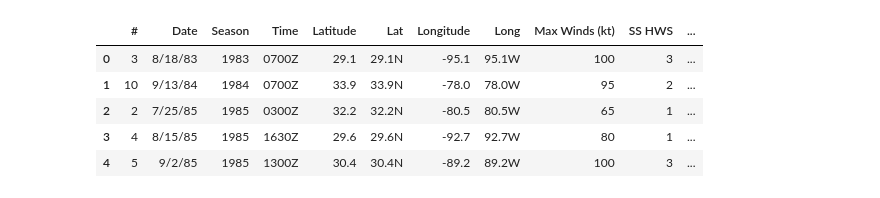
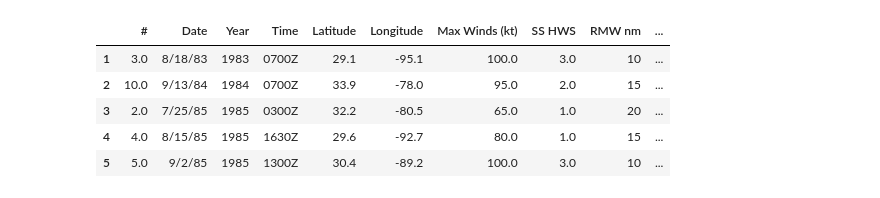
Before and after one commit to chrisadamsv/Dream-Team-Project1, a Jupyter notebook: Project_Data/Group 4 Project 1 MAIN.ipynb, the cells around one changed output. Cells and saved outputs as stored; diff of their text form; code cells hidden in the pictures.

```diff
--- a/Project_Data/Group 4 Project 1 MAIN.ipynb
+++ b/Project_Data/Group 4 Project 1 MAIN.ipynb
@@ -19,3 +19,15 @@ from citipy import citipy
 landfall_df = pd.read_csv("Resources/landfall.csv")
 #Upload costliest hurricane csv to notebook
 damage_df = pd.read_csv("Resources/costliness.csv")
+
+#Merge the two data frames into one
+merged_df = pd.merge(landfall_df,damage_df,on = ['Season','Name'],how='outer')
+
+#Drop values with no location data
+merged_df = merged_df.dropna(subset=['Latitude'])
+
+#Rename Season columns to Year
+merged_df = merged_df.rename(columns={'Season':'Year'})
+
+#Show dataframe preview
+merged_df.head()
@@ -22,40 +41,39 @@ damage_df = pd.read_csv("Resources/costliness.csv")
 # %%
 #Create lists to store states, counties, and coordinates.
 counties = []
 states = []
 lat_lngs = []
 
-#Convert Lat and Long to aa string
-landfall_df['Longitude'] = landfall_df['Longitude'].astype(str)
-landfall_df['Latitude'] = landfall_df['Latitude'].astype(str)
+#Convert Lat and Long to a string
+merged_df['Longitude'] = merged_df['Longitude'].astype(str)
+merged_df['Latitude'] = merged_df['Latitude'].astype(str)
 
 #Add lattitude and longitude values to list
-lat_lngs = landfall_df[['Latitude', 'Longitude']].values.tolist()
+lat_lngs = merged_df[['Latitude','Longitude']].values.tolist()
 
 #Loop through lat_lng list to pull county and state names with geopy
 for lat_lng in lat_lngs:
     try:
         county = geolocator.reverse(lat_lng[0]+","+lat_lng[1])
         county = county.raw['address']['county']
         counties.append(county)
         state = geolocator.reverse(lat_lng[0]+","+lat_lng[1])
         state = state.raw['address']['state']
         states.append(state)
     #To handle errors if data isn't found
     except:
         counties.append('')
         states.append('')
 
 #Add county and state names to dataframe
-county_column = counties
-landfall_df['County'] = county_column
-states_column = states
-landfall_df['State'] = states_column
-landfall_df.head()
+merged_df['County'] = counties
+merged_df['State'] = states
+
+merged_df.head()
 # %% [output]
-|  | # | Date | Season | Time | Latitude | Lat | Longitude | Long | Max Winds (kt) | SS HWS | ... |
-| 0 | 3 | 8/18/83 | 1983 | 0700Z | 29.1 | 29.1N | -95.1 | 95.1W | 100 | 3 | ... |
-| 1 | 10 | 9/13/84 | 1984 | 0700Z | 33.9 | 33.9N | -78.0 | 78.0W | 95 | 2 | ... |
-| 2 | 2 | 7/25/85 | 1985 | 0300Z | 32.2 | 32.2N | -80.5 | 80.5W | 65 | 1 | ... |
-| 3 | 4 | 8/15/85 | 1985 | 1630Z | 29.6 | 29.6N | -92.7 | 92.7W | 80 | 1 | ... |
-| 4 | 5 | 9/2/85 | 1985 | 1300Z | 30.4 | 30.4N | -89.2 | 89.2W | 100 | 3 | ... |
+|  | # | Date | Year | Time | Latitude | Longitude | Max Winds (kt) | SS HWS | RMW nm | ... |
+| 1 | 3.0 | 8/18/83 | 1983 | 0700Z | 29.1 | -95.1 | 100.0 | 3.0 | 10 | ... |
+| 2 | 10.0 | 9/13/84 | 1984 | 0700Z | 33.9 | -78.0 | 95.0 | 2.0 | 15 | ... |
+| 3 | 2.0 | 7/25/85 | 1985 | 0300Z | 32.2 | -80.5 | 65.0 | 1.0 | 20 | ... |
+| 4 | 4.0 | 8/15/85 | 1985 | 1630Z | 29.6 | -92.7 | 80.0 | 1.0 | 15 | ... |
+| 5 | 5.0 | 9/2/85 | 1985 | 1300Z | 30.4 | -89.2 | 100.0 | 3.0 | 10 | ... |
```
Also changed, not shown: parts of 21 cells of this notebook, 10 other files.
